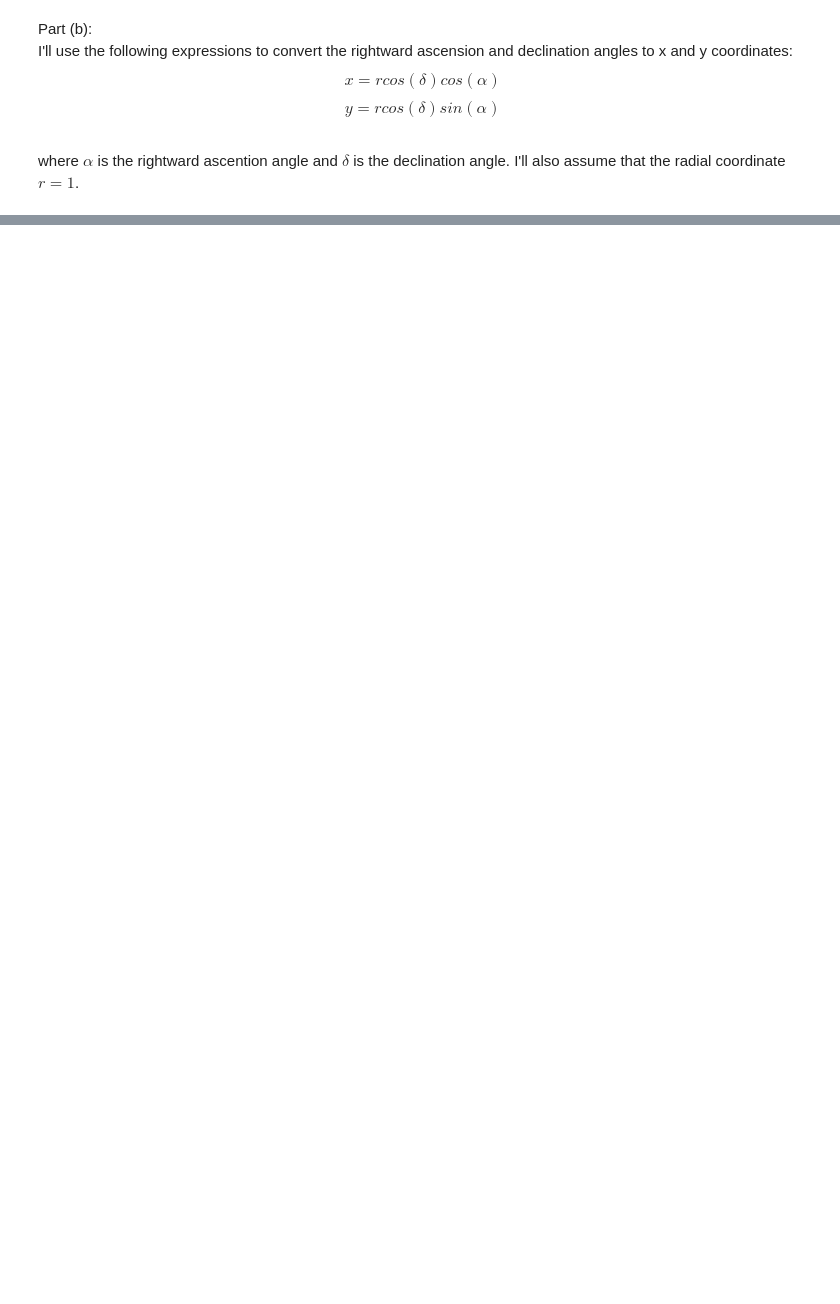
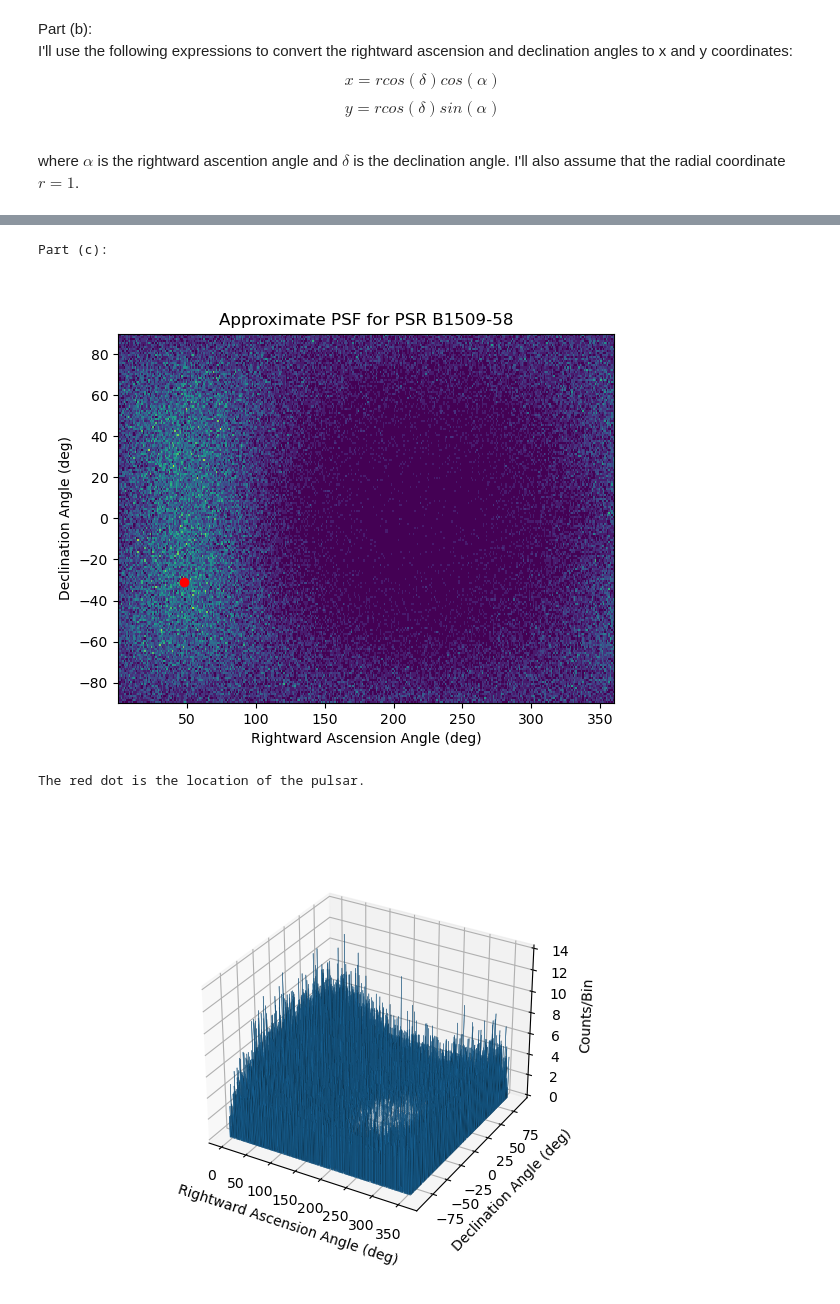
Before and after one commit to JSheare/Computational-Physics, a Jupyter notebook: Exercise Set 4.ipynb, the cells around one changed output, grey strips where cells are left out. Saved outputs shown, nothing was run; the diff lists cells and outputs as text; code cells hidden in the pictures; blank space fills up the shorter version.

```diff
--- a/Exercise Set 4.ipynb
+++ b/Exercise Set 4.ipynb
@@ -100,0 +101,35 @@ plt.show()
+# %%
+# Part (c):
+RA = 48.04
+DEC = -30.92
+energies = make_photons(100000)
+RA_array, DEC_array = make_positions(energies, 1, RA, DEC)
+# %%
+print('Part (c):')
+%matplotlib widget
+plt.hist2d(RA_array, DEC_array, bins=(360, 180))
+plt.scatter([RA], [DEC], c='r')
+plt.xlabel('Rightward Ascension Angle (deg)')
+plt.ylabel('Declination Angle (deg)')
+plt.title('Approximate PSF for PSR B1509-58')
+plt.show()
+print('The red dot is the location of the pulsar.')
+fig = plt.figure()
+ax = fig.add_subplot(projection='3d')
+hist, x_edges, y_edges = np.histogram2d(RA_array, DEC_array, bins=[np.arange(0, 360, 1), np.arange(-90, 90, 1)])
+xpos, ypos = np.meshgrid(x_edges[:-1] + 0.25, y_edges[:-1] + 0.25, indexing = 'ij')
+xpos = xpos.ravel()
+ypos = ypos.ravel()
+zpos = 0
+dx = dy = 0.5 * np.ones_like(zpos)
+dz = hist.ravel()
+ax.bar3d(xpos, ypos, zpos, dx, dy, dz, zsort='average')
+ax.set_xlabel('Rightward Ascension Angle (deg)')
+ax.set_ylabel('Declination Angle (deg)')
+ax.set_zlabel('Counts/Bin')
+plt.show()
+# %% [output]
+Part (c):
+[figure, added]
+The red dot is the location of the pulsar.
+[figure, added]
```
Also changed, not shown: parts of 2 cells of this notebook.
